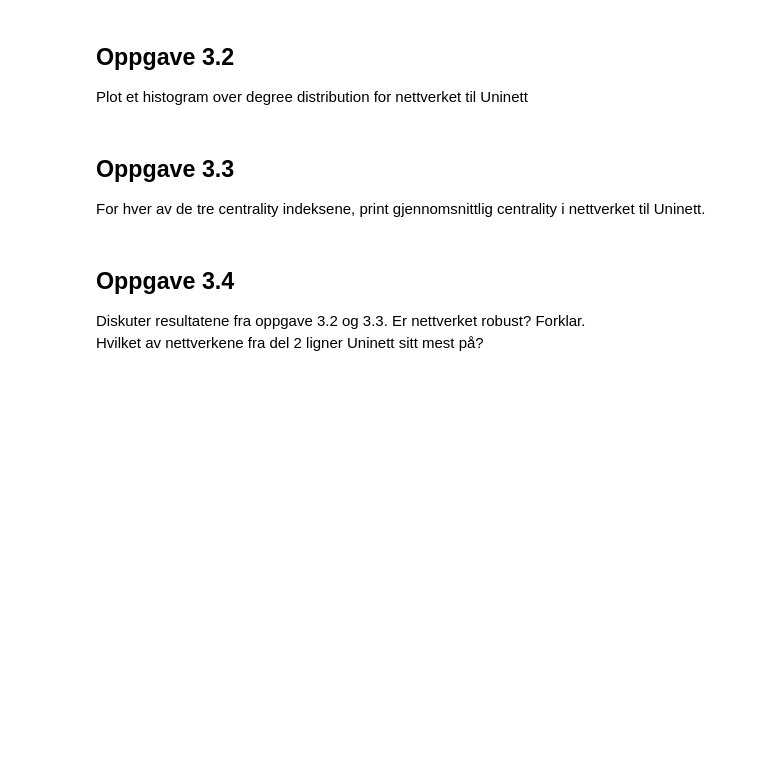
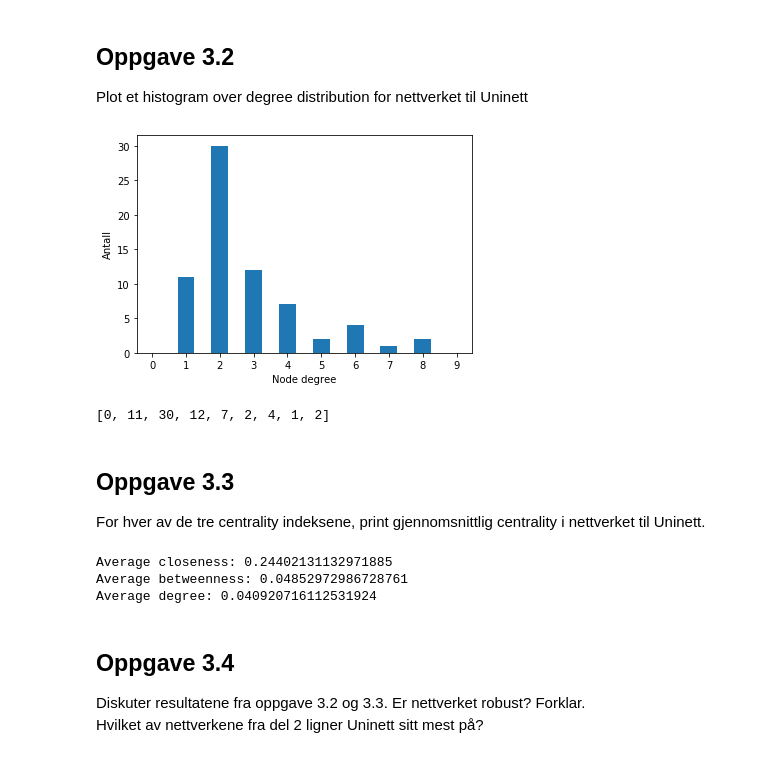
Before and after one commit to KristofferNyvoll/ntnu, a Jupyter notebook: TTM4185_Sikrob/Oving3/Oving3.ipynb, the cells around one changed output. Drawn from its saved outputs; the diff is of its cells as text; code cells hidden in the pictures; blank space fills up the shorter version.

```diff
--- a/TTM4185_Sikrob/Oving3/Oving3.ipynb
+++ b/TTM4185_Sikrob/Oving3/Oving3.ipynb
@@ -180,3 +187,8 @@ Plot et histogram over degree distribution for nettverket til Uninett
+# %%
+core_network.histogram()
+# %% [output]
+[figure, added]
+[0, 11, 30, 12, 7, 2, 4, 1, 2]
 # %% [markdown]
 ## Oppgave 3.3
 For hver av de tre centrality indeksene, print gjennomsnittlig centrality i nettverket til Uninett.
@@ -185,3 +195,21 @@ For hver av de tre centrality indeksene, print gjennomsnittlig centrality i nett
+# %%
+cn_close = core_network.closeness_centrality()
+cn_between = core_network.betweenness_centrality()
+cn_degree = core_network.degree_centrality()
+
+def average(g):
+    total = 0
+    for key in g:
+        total += g[key]
+    return total/len(g)
+
+print(f"Average closeness: {average(cn_close)}")
+print(f"Average betweenness: {average(cn_between)}")
+print(f"Average degree: {average(cn_degree)}")
+# %% [output]
+Average closeness: 0.24402131132971885
+Average betweenness: 0.04852972986728761
+Average degree: 0.040920716112531924
 # %% [markdown]
 ## Oppgave 3.4
 Diskuter resultatene fra oppgave 3.2 og 3.3. Er nettverket robust? Forklar. <br>
```
Also changed, not shown: parts of 12 cells of this notebook.
